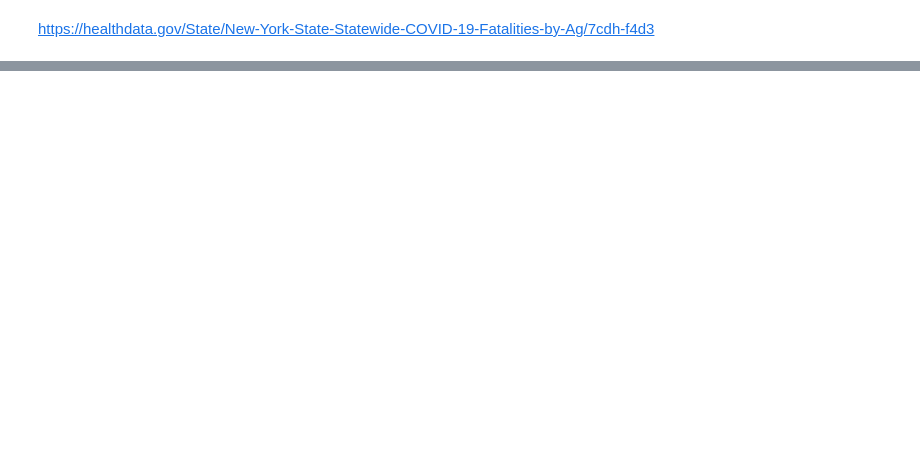
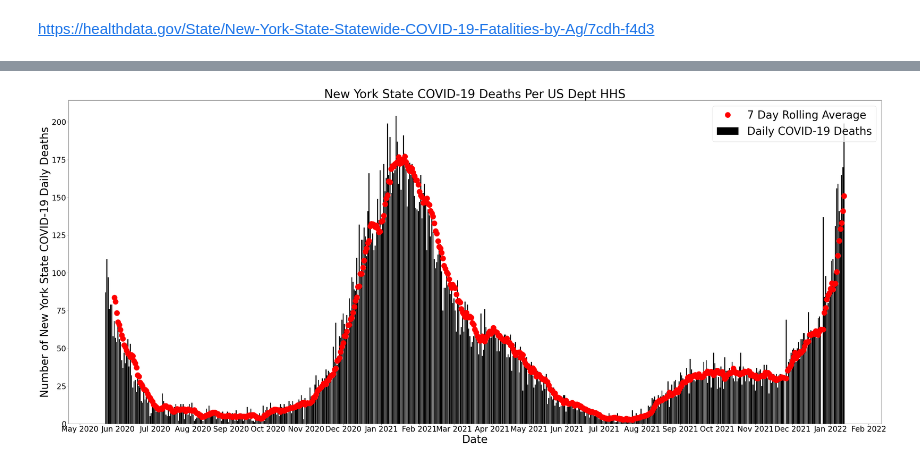
Before and after one commit to ldhagen/HHS_COVID_Notebook, a Jupyter notebook: New York State Statewide COVID-19 Fatalities by Age Group.ipynb, the cells around one changed output, grey strips where cells are left out. Cells and saved outputs as stored; diff of their text form; code cells hidden in the pictures; blank space fills up the shorter version.

```diff
--- a/New York State Statewide COVID-19 Fatalities by Age Group.ipynb
+++ b/New York State Statewide COVID-19 Fatalities by Age Group.ipynb
@@ -11,7 +11,7 @@ import pickle
 # %% [markdown]
 https://healthdata.gov/State/New-York-State-Statewide-COVID-19-Fatalities-by-Ag/7cdh-f4d3
 # %%
-df_hhs = pd.read_csv('https://health.data.ny.gov/api/views/du97-svf7/rows.csv?accessType=DOWNLOAD')
+df_hhs = pd.read_csv('https://health.data.ny.gov/api/views/du97-svf7/rows.csv?accessType=DOWNLOAD', parse_dates = ['Report Date'])
 # %%
 df_hhs.info()
 # %% [output]
@@ -108,0 +37,2 @@ df_hhs[df_hhs['Age Group'] == '30 to 39'].tail(50)
+# %%
+aaa = df_hhs[df_hhs['Age Group'] =='Statewide Total']
@@ -108,0 +42,5 @@ df_hhs[df_hhs['Age Group'] == '30 to 39'].tail(50)
+# %%
+bbb = aaa.loc[:,['Report Date','Fatality Count']][-600::]
+ccc = bbb.set_index('Report Date')
+ddd = ccc.diff(periods = 1)
+ddd_rolling = ddd.rolling(7).mean().shift()
@@ -108,0 +58,23 @@ df_hhs[df_hhs['Age Group'] == '30 to 39'].tail(50)
+# %%
+import datetime
+import matplotlib.dates as mdates
+months = mdates.MonthLocator()
+days = mdates.DayLocator()
+timeFmt = mdates.DateFormatter('%b %Y')
+fig, ax = plt.subplots()
+fig.set_size_inches(54,22)
+ax.xaxis.set_major_locator(months)
+ax.xaxis.set_major_formatter(timeFmt)
+ax.tick_params(axis='both', labelsize=28)
+#ax.xaxis.set_minor_locator(months)
+#plt.rcParams["figure.figsize"] = [17.00, 3.50]
+plt.title('New York State COVID-19 Deaths Per US Dept HHS', fontsize = 44)
+plt.xlabel('Date',color='black', fontsize = 40)
+plt.ylabel('Number of New York State COVID-19 Daily Deaths',color='black', fontsize = 40)
+plt.bar(ddd.index, ddd['Fatality Count'], color = 'black')
+plt.plot(ddd_rolling['Fatality Count'], 'ro',markersize = 20)
+plt.legend(['7 Day Rolling Average','Daily COVID-19 Deaths'], fontsize = 40)
+#plt.legend(['7 Day Rolling Average','Daily Reported Deaths'])
+fig.savefig('HHS_NY_state_deaths.png')
+# %% [output]
+[figure, added]
```
Also changed, not shown: parts of 11 cells of this notebook, 4 other files.
